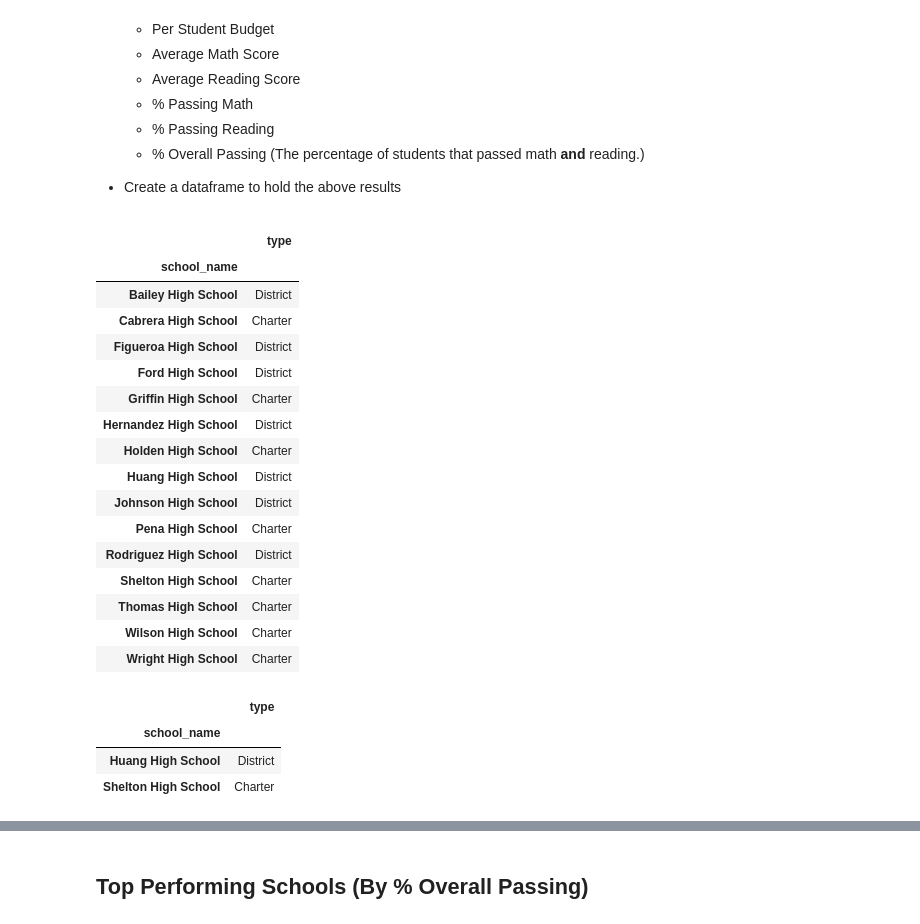
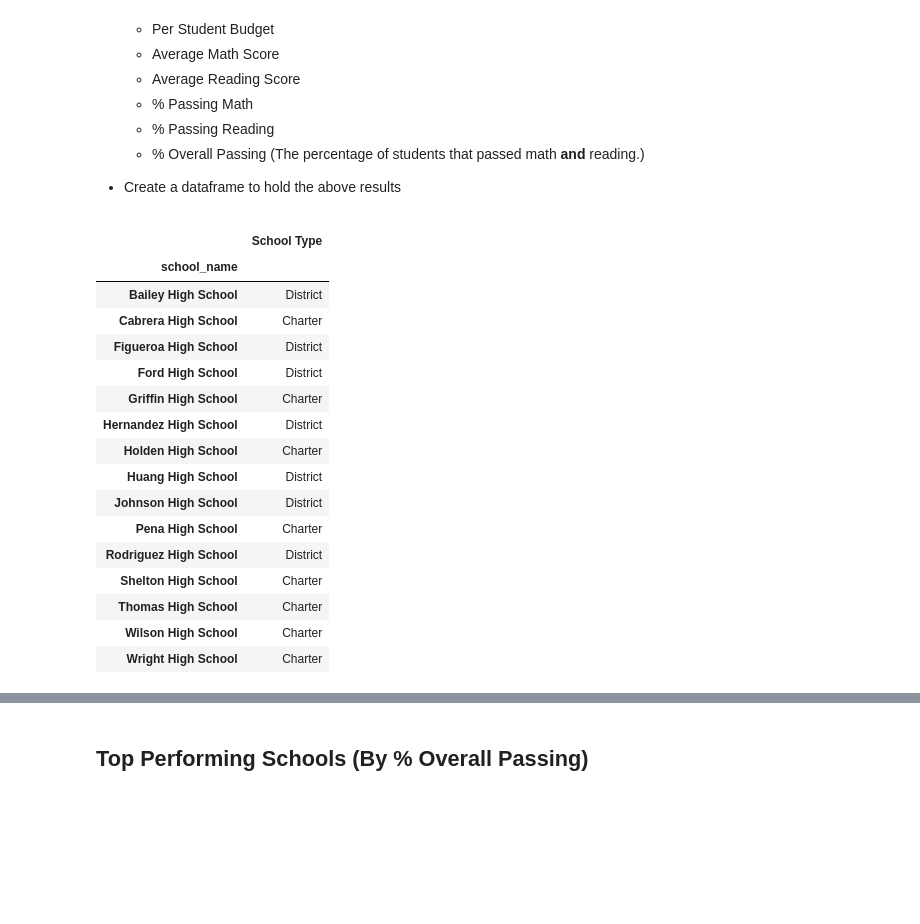
Before and after one commit to welanc/pandas-challenge, a Jupyter notebook: PyCitySchools/PyCitySchools_starter.ipynb, the cells around one changed output, grey strips where cells are left out. Cells and saved outputs as stored; diff of their text form; code cells hidden in the pictures; blank space fills up the shorter version.

```diff
--- a/PyCitySchools/PyCitySchools_starter.ipynb
+++ b/PyCitySchools/PyCitySchools_starter.ipynb
@@ -136,11 +136,11 @@ school_group = school_data_complete.groupby("school_name")
 
 #school_name_index = school_data_complete.set_index(["school_name"])
 # %%
-df = school_data_complete[["school_name","type"]]
-df
-df.drop_duplicates(subset=['school_name', 'type']).sort_values(by=["school_name"]).set_index("school_name")
+school_type_df = school_data_complete[["school_name","type"]]
+school_type_df = school_type_df.drop_duplicates(subset=['school_name', 'type']).sort_values(by=["school_name"]).set_index("school_name").rename(columns={"type": "School Type"})
+school_type_df
 # %% [output]
-|  | type |
+|  | School Type |
 | school_name |  |
 | Bailey High School | District |
 | Cabrera High School | Charter |
@@ -157,12 +157,3 @@ df.drop_duplicates(subset=['school_name', 'type']).sort_values(by=["school_name"
 | Thomas High School | Charter |
 | Wilson High School | Charter |
 | Wright High School | Charter |
-# %%
-school_type = school_name_index["type"]
-school_type_df = pd.DataFrame(school_type)
-school_type_df.drop_duplicates()
-# %% [output]
-|  | type |
-| school_name |  |
-| Huang High School | District |
-| Shelton High School | Charter |
```
Also changed, not shown: parts of 20 cells of this notebook.
